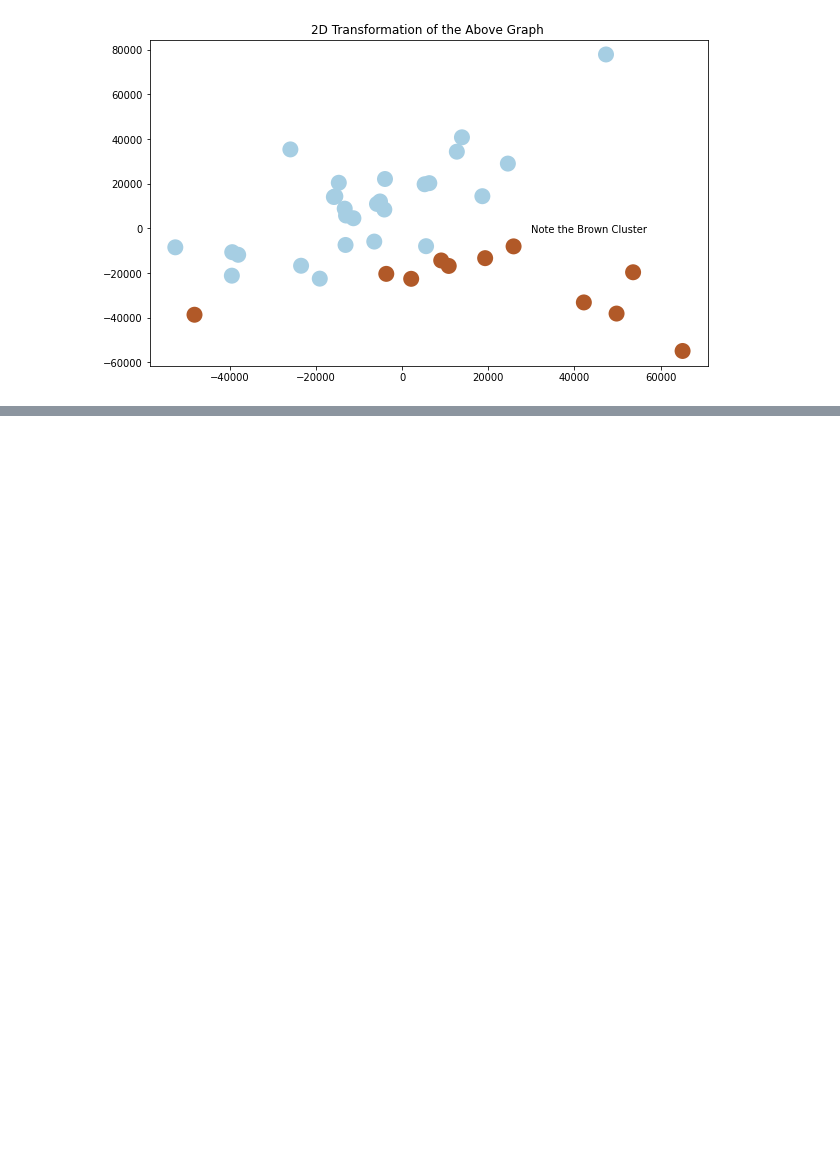
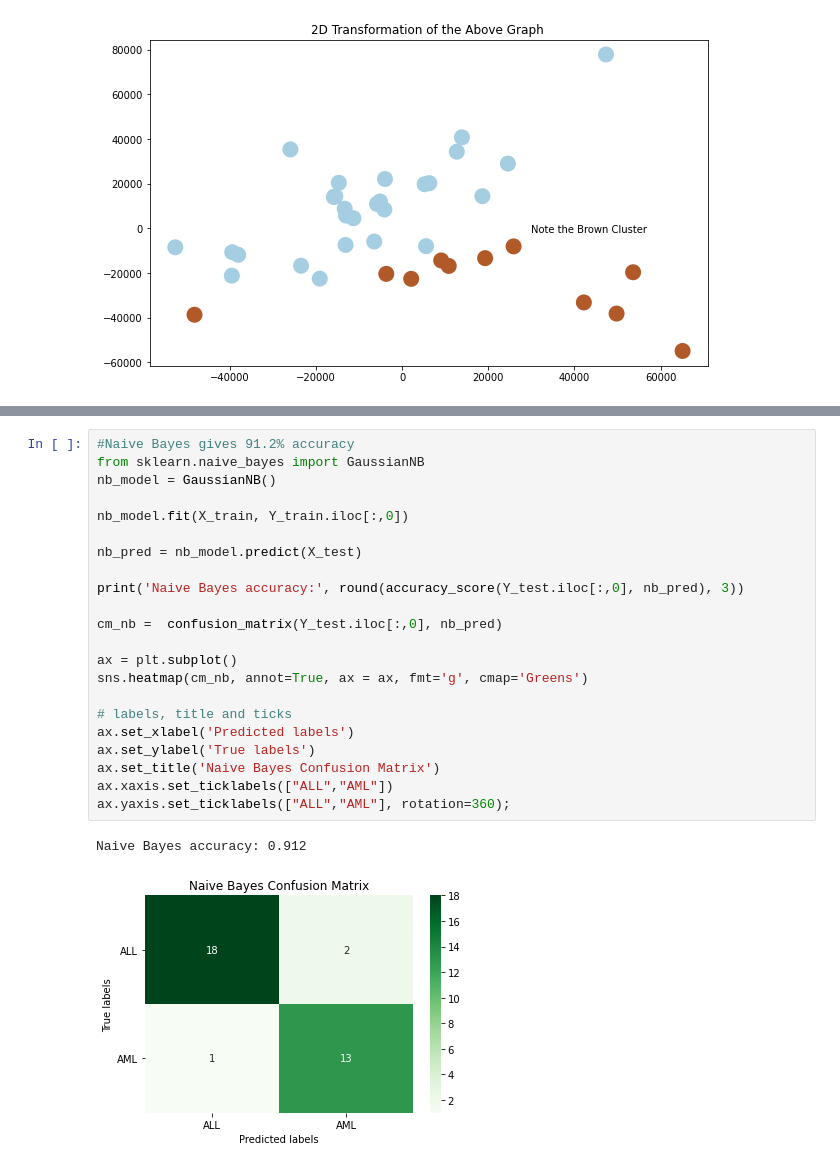
Before and after one commit to ayushsingh12march/DWDM-Assigment, a Jupyter notebook: CancerPrediction.ipynb, the cells around one changed output, grey strips where cells are left out. Drawn from its saved outputs; the diff is of its cells as text; blank space fills up the shorter version.

```diff
--- a/CancerPrediction.ipynb
+++ b/CancerPrediction.ipynb
@@ -217,0 +243,25 @@ Text(0.5, 1.0, '2D Transformation of the Above Graph ')
+# %%
+#Naive Bayes gives 91.2% accuracy
+from sklearn.naive_bayes import GaussianNB
+nb_model = GaussianNB()
+
+nb_model.fit(X_train, Y_train.iloc[:,0])
+
+nb_pred = nb_model.predict(X_test)
+
+print('Naive Bayes accuracy:', round(accuracy_score(Y_test.iloc[:,0], nb_pred), 3))
+
+cm_nb =  confusion_matrix(Y_test.iloc[:,0], nb_pred)
+
+ax = plt.subplot()
+sns.heatmap(cm_nb, annot=True, ax = ax, fmt='g', cmap='Greens')
+
+# labels, title and ticks
+ax.set_xlabel('Predicted labels')
+ax.set_ylabel('True labels')
+ax.set_title('Naive Bayes Confusion Matrix')
+ax.xaxis.set_ticklabels(["ALL","AML"])
+ax.yaxis.set_ticklabels(["ALL","AML"], rotation=360);
+# %% [output]
+Naive Bayes accuracy: 0.912
+[figure, added]
```
Also changed, not shown: parts of 3 cells of this notebook.
